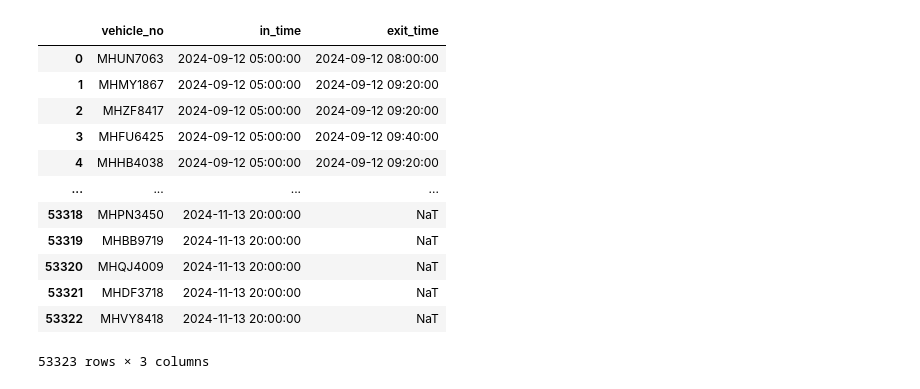
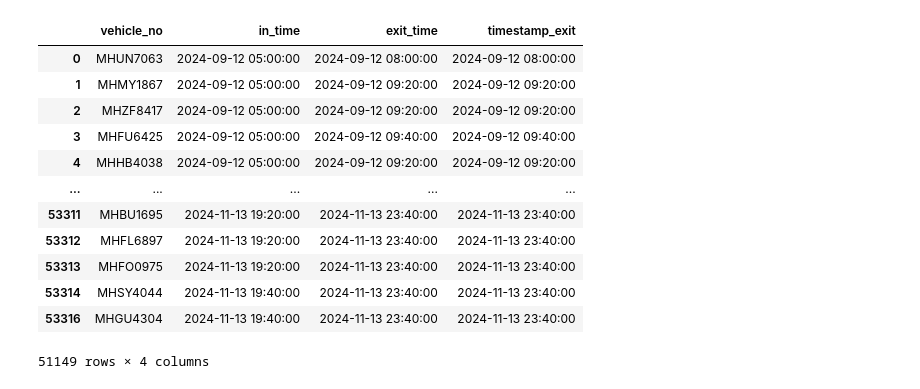
Before and after one commit to aditisingh1053/DAI_assignment, a Jupyter notebook: assignment-4/1_aditi.ipynb, the cells around one changed output. Drawn from its saved outputs; the diff is of its cells as text; code cells hidden in the pictures.

```diff
--- a/assignment-4/1_aditi.ipynb
+++ b/assignment-4/1_aditi.ipynb
@@ -48,8 +20,10 @@ df
 # %%
+
 df['timestamp'] = pd.to_datetime(df['timestamp'])
 df = df.sort_values(by='timestamp')
 df = df[df['vehicle_no'].notna()]
+df = df.dropna()
 df = df[(df['timestamp'].dt.hour >= 5) & (df['timestamp'].dt.hour < 24)]
 df = df.drop_duplicates()
-df
+print(df.shape)
 # %% [output]
@@ -69,7 +52,7 @@ df
 # %%
 entry_df = df[df['camera_id'] == 1]  # Entries (camera_id = 001)
 exit_df = df[df['camera_id'] == 2]   # Exits (camera_id = 002)
-
+print(df)
 # 2. Rename columns for clarity
 entry_df = entry_df.rename(columns={'timestamp': 'in_time'})
 exit_df = exit_df.rename(columns={'timestamp': 'exit_time'})
@@ -78,7 +61,14 @@ merged_df = pd.merge(entry_df[['vehicle_no', 'in_time']],
                      on='vehicle_no',
                      how='left')
 
-# 4. Preview the new DataFrame with in_time and exit_time
-print(merged_df.head())
+merged_df['in_time'] = pd.to_datetime(merged_df['in_time'])
+merged_df['timestamp_exit'] = pd.to_datetime(arg=merged_df['exit_time'])
+
+# Ensure timestamps are on the same date by comparing just the date part
+merged_df = merged_df[
+    (merged_df['in_time'].dt.date == merged_df['exit_time'].dt.date) &
+    (merged_df['in_time'] <= merged_df['exit_time'])
+]
+
 merged_df
 # %% [output]
@@ -91,13 +89,13 @@ merged_df
-|  | vehicle_no | in_time | exit_time |
-| 0 | MHUN7063 | 2024-09-12 05:00:00 | 2024-09-12 08:00:00 |
-| 1 | MHMY1867 | 2024-09-12 05:00:00 | 2024-09-12 09:20:00 |
-| 2 | MHZF8417 | 2024-09-12 05:00:00 | 2024-09-12 09:20:00 |
-| 3 | MHFU6425 | 2024-09-12 05:00:00 | 2024-09-12 09:40:00 |
-| 4 | MHHB4038 | 2024-09-12 05:00:00 | 2024-09-12 09:20:00 |
-| ... | ... | ... | ... |
-| 53318 | MHPN3450 | 2024-11-13 20:00:00 | NaT |
-| 53319 | MHBB9719 | 2024-11-13 20:00:00 | NaT |
-| 53320 | MHQJ4009 | 2024-11-13 20:00:00 | NaT |
-| 53321 | MHDF3718 | 2024-11-13 20:00:00 | NaT |
-| 53322 | MHVY8418 | 2024-11-13 20:00:00 | NaT |
+|  | vehicle_no | in_time | exit_time | timestamp_exit |
+| 0 | MHUN7063 | 2024-09-12 05:00:00 | 2024-09-12 08:00:00 | 2024-09-12 08:00:00 |
+| 1 | MHMY1867 | 2024-09-12 05:00:00 | 2024-09-12 09:20:00 | 2024-09-12 09:20:00 |
+| 2 | MHZF8417 | 2024-09-12 05:00:00 | 2024-09-12 09:20:00 | 2024-09-12 09:20:00 |
+| 3 | MHFU6425 | 2024-09-12 05:00:00 | 2024-09-12 09:40:00 | 2024-09-12 09:40:00 |
+| 4 | MHHB4038 | 2024-09-12 05:00:00 | 2024-09-12 09:20:00 | 2024-09-12 09:20:00 |
+| ... | ... | ... | ... | ... |
+| 53311 | MHBU1695 | 2024-11-13 19:20:00 | 2024-11-13 23:40:00 | 2024-11-13 23:40:00 |
+| 53312 | MHFL6897 | 2024-11-13 19:20:00 | 2024-11-13 23:40:00 | 2024-11-13 23:40:00 |
+| 53313 | MHFO0975 | 2024-11-13 19:20:00 | 2024-11-13 23:40:00 | 2024-11-13 23:40:00 |
+| 53314 | MHSY4044 | 2024-11-13 19:40:00 | 2024-11-13 23:40:00 | 2024-11-13 23:40:00 |
+| 53316 | MHGU4304 | 2024-11-13 19:40:00 | 2024-11-13 23:40:00 | 2024-11-13 23:40:00 |
-53323 rows × 3 columns
+51149 rows × 4 columns
```
Also changed, not shown: parts of 28 cells of this notebook.
